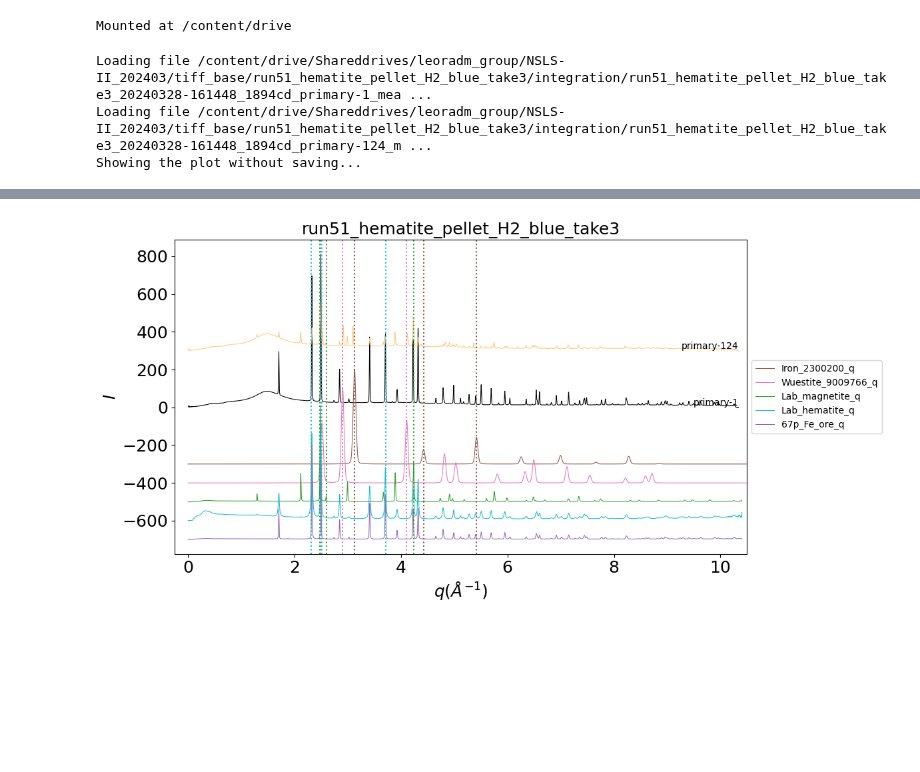
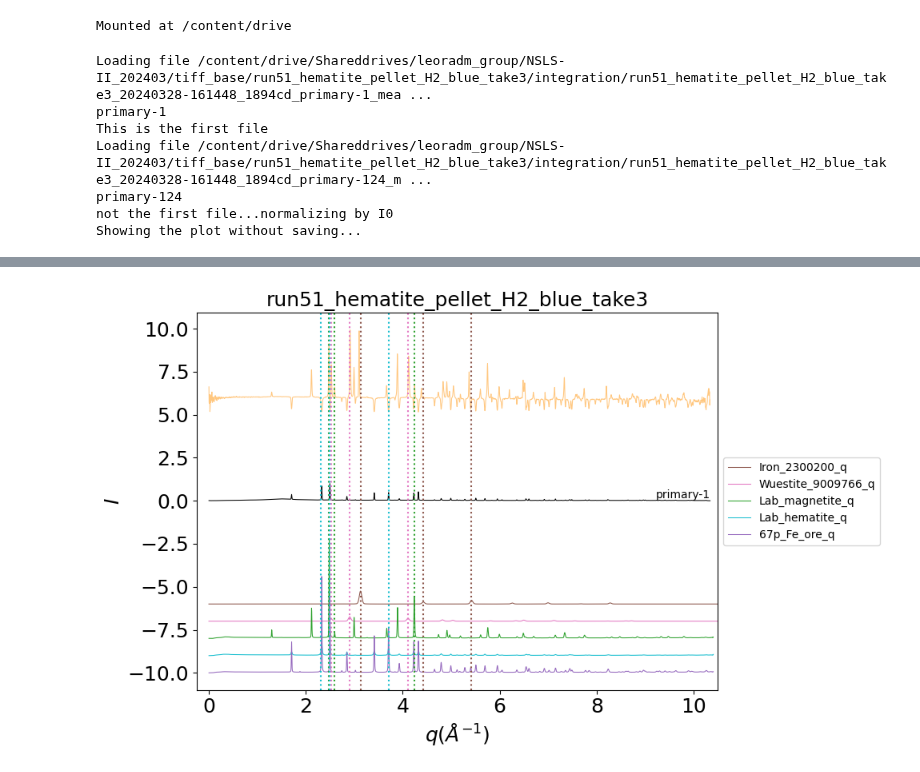
Before and after one commit to lmoghimi/personal-processing, a Jupyter notebook: xrd_phase_analysis_Lauren.ipynb, the cells around one changed output, grey strips where cells are left out. Saved outputs shown, nothing was run; the diff lists cells and outputs as text; code cells hidden in the pictures; blank space fills up the shorter version.

Commit message:
updates to make comparative phase analysis between t_0 and t_final

```diff
--- a/xrd_phase_analysis_Lauren.ipynb
+++ b/xrd_phase_analysis_Lauren.ipynb
@@ -110,7 +110,8 @@ for run in ['run51']:
         timestamps = ['primary-%d'%k for k in np.linspace(1, len(filedict)-1, ntimestamps).astype(int)]
 
     ################# plotting setting
-    figsize = (12, 6)
+    #figsize = (12, 6)
+    figsize = (10, 6)
     fs = 18
     fig, ax = plt.subplots(figsize=figsize, tight_layout=True) #this is key for "hold on"!!!!
 
@@ -121,22 +122,30 @@ for run in ['run51']:
     for iv, timestamp in enumerate(timestamps):
         filename = filedict[timestamp]
         print('Loading file', filename)
+        print(timestamp)
         rawdata = np.loadtxt(filename)
         q = rawdata[:, 0]
         I = rawdata[:, 1]
-        I = I + iv * 300
+        I = I - I.min() #"baselining" the data
+        '''
+        #I = I + iv * 300
         #I = I + iv * 100 #iv is basically the index number for the scan. this makes a waterfall plot
         # I = I/I.max() + 0.25 * iv
-        #ax.plot(d, I, label=timestamp, color = lincol_wf, linewidth = lw)
-        #ax.plot(d, I, color = lincol_wf, linewidth = lw)
+        '''
+
+        if timestamp == 'primary-1':
+          print('This is the first file')
+          I0 = I
+          I = I0/I0.max() #plot the t0 data normalized by its max intensity
+        else:
+          print('not the first file...normalizing by I0')
+          I = I/I0
+          I = I + iv * 5 #plot the tf data divided by the normalized t0 data
 
 
         c=next(lincol_gradient)
         ax.plot(q, I, color = c, linewidth = lw)
-        #ax.plot(tth, I, label=timestamp) #####
-        #ax.text(d[-1], I[-1], timestamp, ha='right', va='bottom')
         ax.text(q[-1], I[-1], timestamp, ha='right', va='bottom')
-        #ax.text(tth[-1], I[-1], timestamp, ha='left', va='bottom') #####
 
         counting = counting + 1
 
@@ -148,18 +157,19 @@ for run in ['run51']:
     #color_ref_phases = [lincol_fe, lincol_m, lincol_h, lincol_h_ore] #setting the line colors for the reference files. these are predetermined in the previous code cell
     #color_ref_phases = [lincol_fe, lincol_w, lincol_m, lincol_h]
     color_ref_phases = [lincol_fe, lincol_w, lincol_m, lincol_h, lincol_h_ore]
-    ref_shift_y = -100
+    ref_shift_y = -1
     for i_phase, ref_phase in enumerate(ref_phases):
         reffile = os.path.join(userdir, 'userScripts', 'xrd_profiles', ref_phase + '.txt')
         refdata = np.loadtxt(reffile)
         q_ref = refdata[:, 0]
-        I_ref = (refdata[:, 1] - refdata[0, 1]) #"grounding" the data
+        #I_ref = (refdata[:, 1] - refdata[0, 1]) #"grounding" the data
+        I_ref = refdata[:, 1]
+        I_ref = I_ref - I_ref.min() #"baselining" the data
         sensitivity = 500 #the larger the value, the more prominent the peaks
-        I_ref = I_ref/(I_ref.max()/sensitivity)  + ref_shift_y*(i_phase + 1) -200
+        #I_ref = I_ref/(I_ref.max()/sensitivity)  + ref_shift_y*(i_phase + 1) -200
+        I_ref = I_ref/(I0.max())  + ref_shift_y*(i_phase + 1) -5
         ax.plot(q_ref, I_ref, label= ref_phase, linewidth= lw, color= color_ref_phases[i_phase])
-        #ax.plot(tth_ref, I_ref, label= ref_phase) #####
-        #ax.plot(tth_ref, I_ref, label='Ref_' + ref_phase)
-        #ax.text(tth_ref[-1], I_ref[-1], ref_phase, ha='left', va='bottom')
+
 
     xlim_left, xlim_right = -0.25, 10.5 #for q
     ax.set_xlim(xlim_left, xlim_right)
@@ -201,5 +211,9 @@ for run in ['run51']:
     else: print("Please enter yes or no.")
 # %% [output]
 Loading file /content/drive/Shareddrives/leoradm_group/NSLS-II_202403/tiff_base/run51_hematite_pellet_H2_blue_take3/integration/run51_hematite_pellet_H2_blue_take3_20240328-161448_1894cd_primary-1_mea ...
+primary-1
+This is the first file
 Loading file /content/drive/Shareddrives/leoradm_group/NSLS-II_202403/tiff_base/run51_hematite_pellet_H2_blue_take3/integration/run51_hematite_pellet_H2_blue_take3_20240328-161448_1894cd_primary-124_m ...
+primary-124
+not the first file...normalizing by I0
 Showing the plot without saving...
@@ -206 +222 @@ Showing the plot without saving...
-[figure, old version]
+[figure, new version]
```
Also changed, not shown: parts of 1 cell of this notebook.
